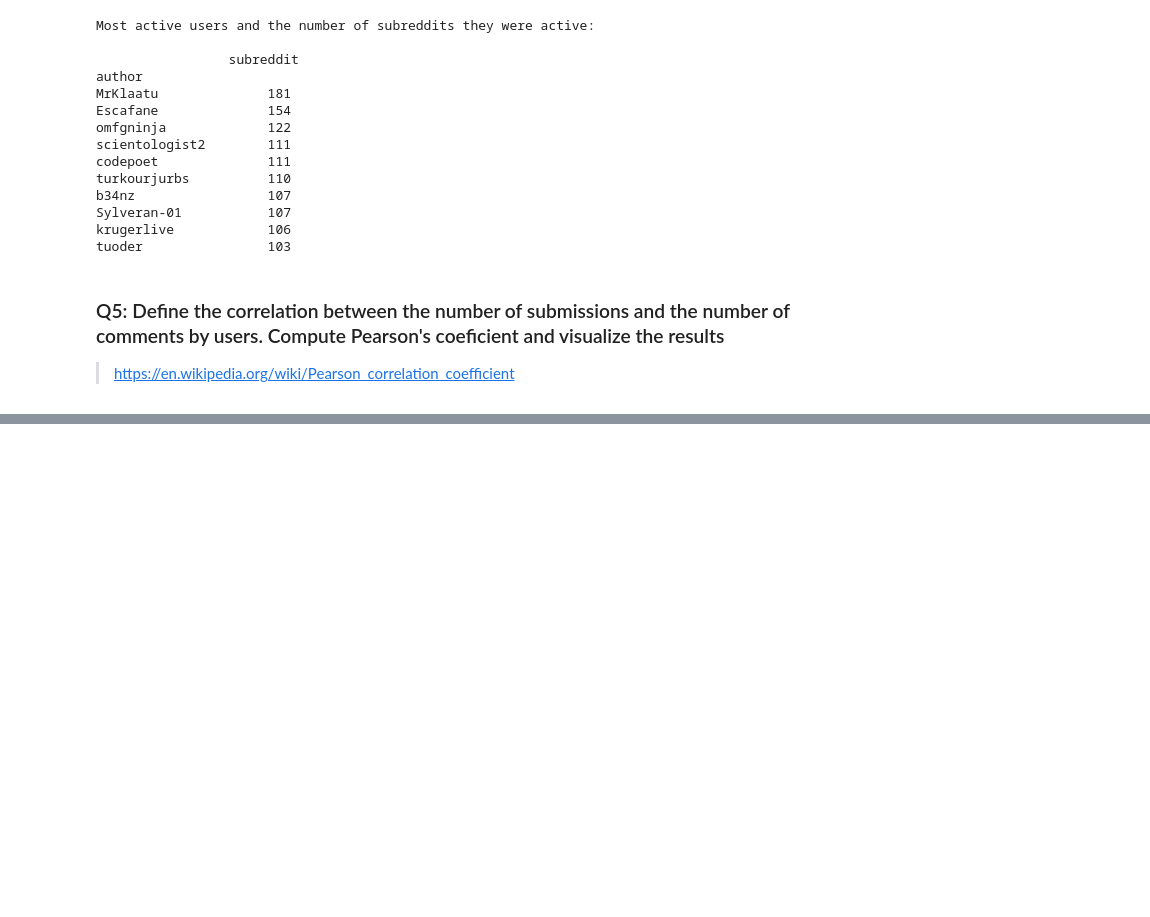
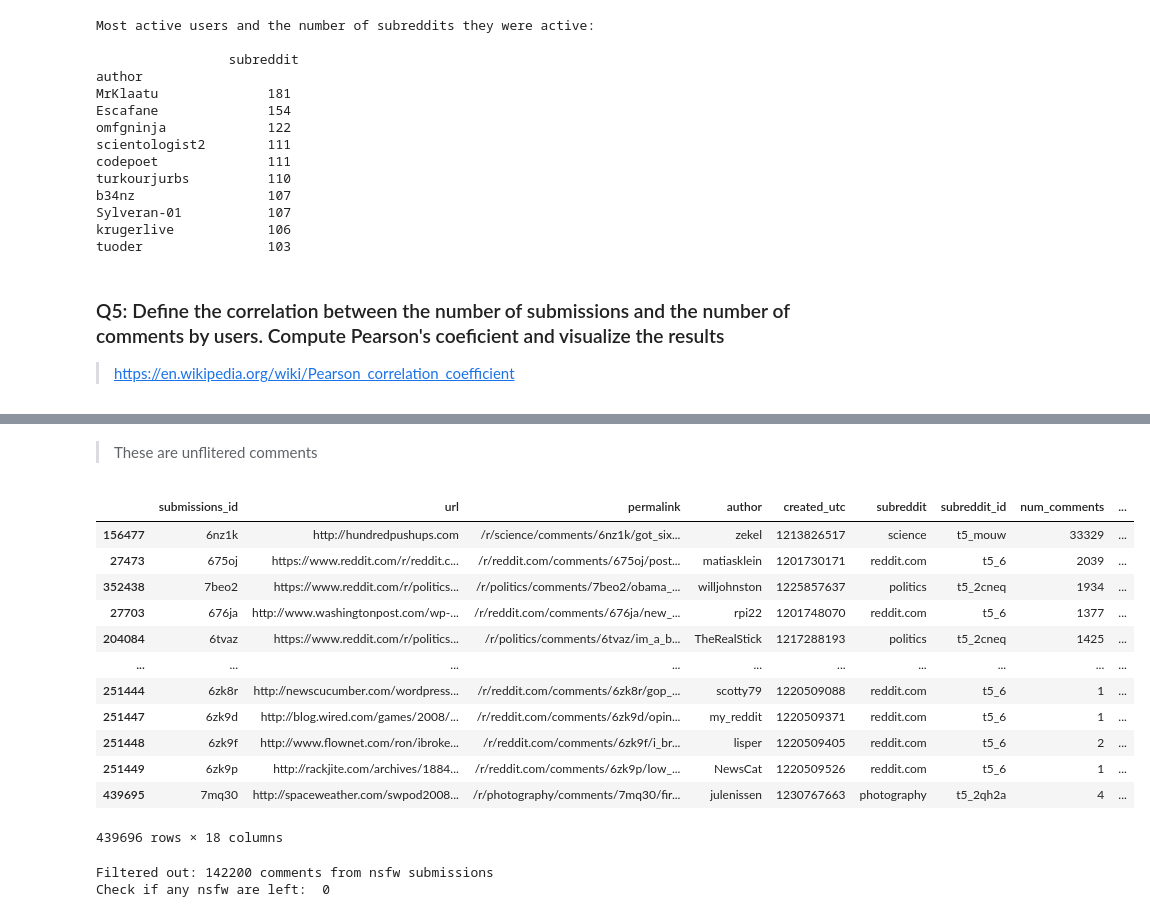
Before and after one commit to milicevicMarko/Reddit2008-Analysis, a Jupyter notebook: Static analysis.ipynb, the cells around one changed output, grey strips where cells are left out. Drawn from its saved outputs; the diff is of its cells as text; code cells hidden in the pictures; blank space fills up the shorter version.

```diff
--- a/Static analysis.ipynb
+++ b/Static analysis.ipynb
@@ -186,0 +192,4 @@ tuoder                103
+# %%
+comments_submissions = comments[["link_id"]].groupby("link_id").size().reset_index(name="counts")
+comments_submissions = comments_submissions.sort_values(by="counts", ascending=False)
+comments_submissions
@@ -186,0 +210,26 @@ tuoder                103
+# %% [markdown]
+> These are unflitered comments
+# %%
+sfw_comments = pd.merge(submissions[submissions["over_18"] == False], comments_submissions, how="inner", left_on="submissions_id", right_on="link_id")
+sfw_comments = sfw_comments.sort_values(by="counts", ascending=False)
+sfw_comments
+# %% [output]
+|  | submissions_id | url | permalink | author | created_utc | subreddit | subreddit_id | num_comments | ... |
+| 156477 | 6nz1k | http://hundredpushups.com | /r/science/comments/6nz1k/got_six... | zekel | 1213826517 | science | t5_mouw | 33329 | ... |
+| 27473 | 675oj | https://www.reddit.com/r/reddit.c... | /r/reddit.com/comments/675oj/post... | matiasklein | 1201730171 | reddit.com | t5_6 | 2039 | ... |
+| 352438 | 7beo2 | https://www.reddit.com/r/politics... | /r/politics/comments/7beo2/obama_... | willjohnston | 1225857637 | politics | t5_2cneq | 1934 | ... |
+| 27703 | 676ja | http://www.washingtonpost.com/wp-... | /r/reddit.com/comments/676ja/new_... | rpi22 | 1201748070 | reddit.com | t5_6 | 1377 | ... |
+| 204084 | 6tvaz | https://www.reddit.com/r/politics... | /r/politics/comments/6tvaz/im_a_b... | TheRealStick | 1217288193 | politics | t5_2cneq | 1425 | ... |
+| ... | ... | ... | ... | ... | ... | ... | ... | ... | ... |
+| 251444 | 6zk8r | http://newscucumber.com/wordpress... | /r/reddit.com/comments/6zk8r/gop_... | scotty79 | 1220509088 | reddit.com | t5_6 | 1 | ... |
+| 251447 | 6zk9d | http://blog.wired.com/games/2008/... | /r/reddit.com/comments/6zk9d/opin... | my_reddit | 1220509371 | reddit.com | t5_6 | 1 | ... |
+| 251448 | 6zk9f | http://www.flownet.com/ron/ibroke... | /r/reddit.com/comments/6zk9f/i_br... | lisper | 1220509405 | reddit.com | t5_6 | 2 | ... |
+| 251449 | 6zk9p | http://rackjite.com/archives/1884... | /r/reddit.com/comments/6zk9p/low_... | NewsCat | 1220509526 | reddit.com | t5_6 | 1 | ... |
+| 439695 | 7mq30 | http://spaceweather.com/swpod2008... | /r/photography/comments/7mq30/fir... | julenissen | 1230767663 | photography | t5_2qh2a | 4 | ... |
+439696 rows × 18 columns
+# %%
+print(f"Filtered out: {comments_submissions.shape[0] - sfw_comments.shape[0]} comments from nsfw submissions")
+print("Check if any nsfw are left: ", sfw_comments[sfw_comments["over_18"]==True].shape[0])
+# %% [output]
+Filtered out: 142200 comments from nsfw submissions
+Check if any nsfw are left:  0
```
Also changed, not shown: parts of 5 cells of this notebook.
